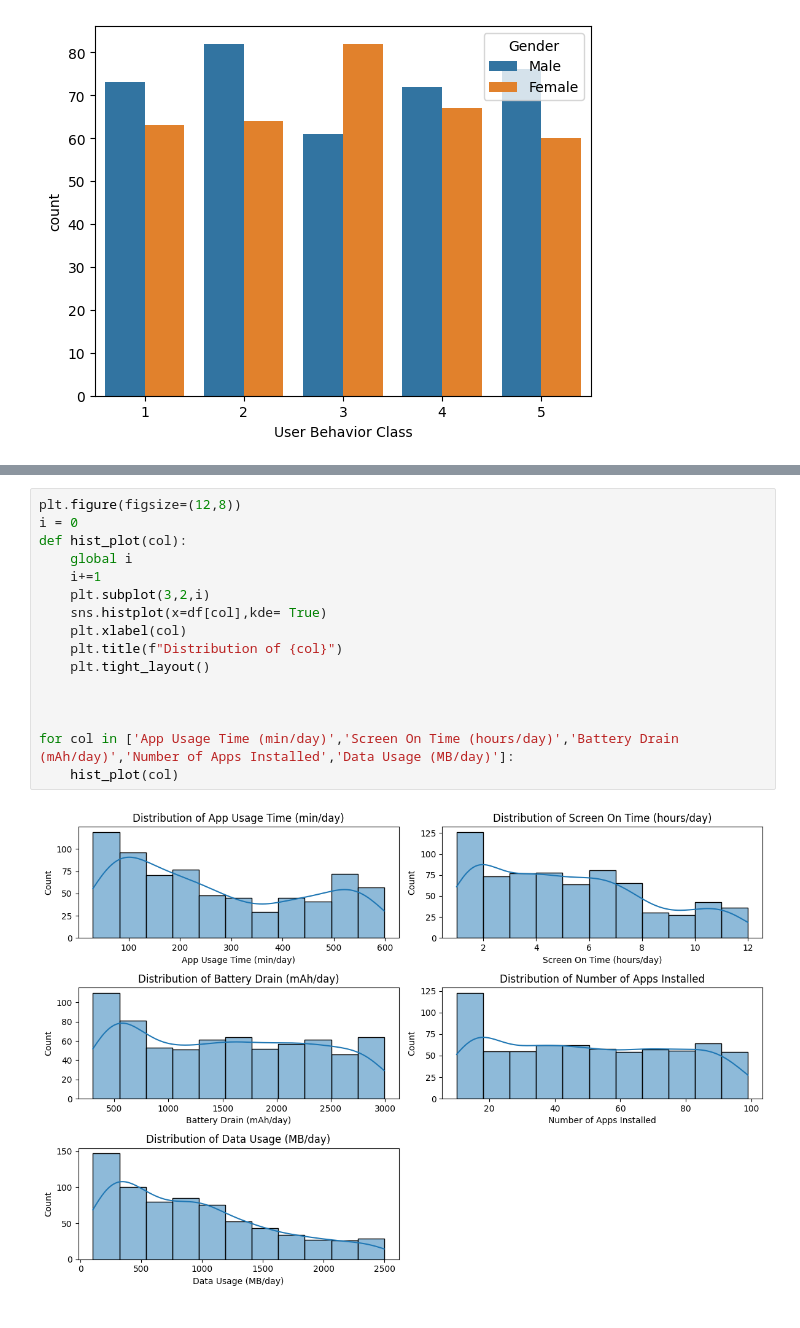
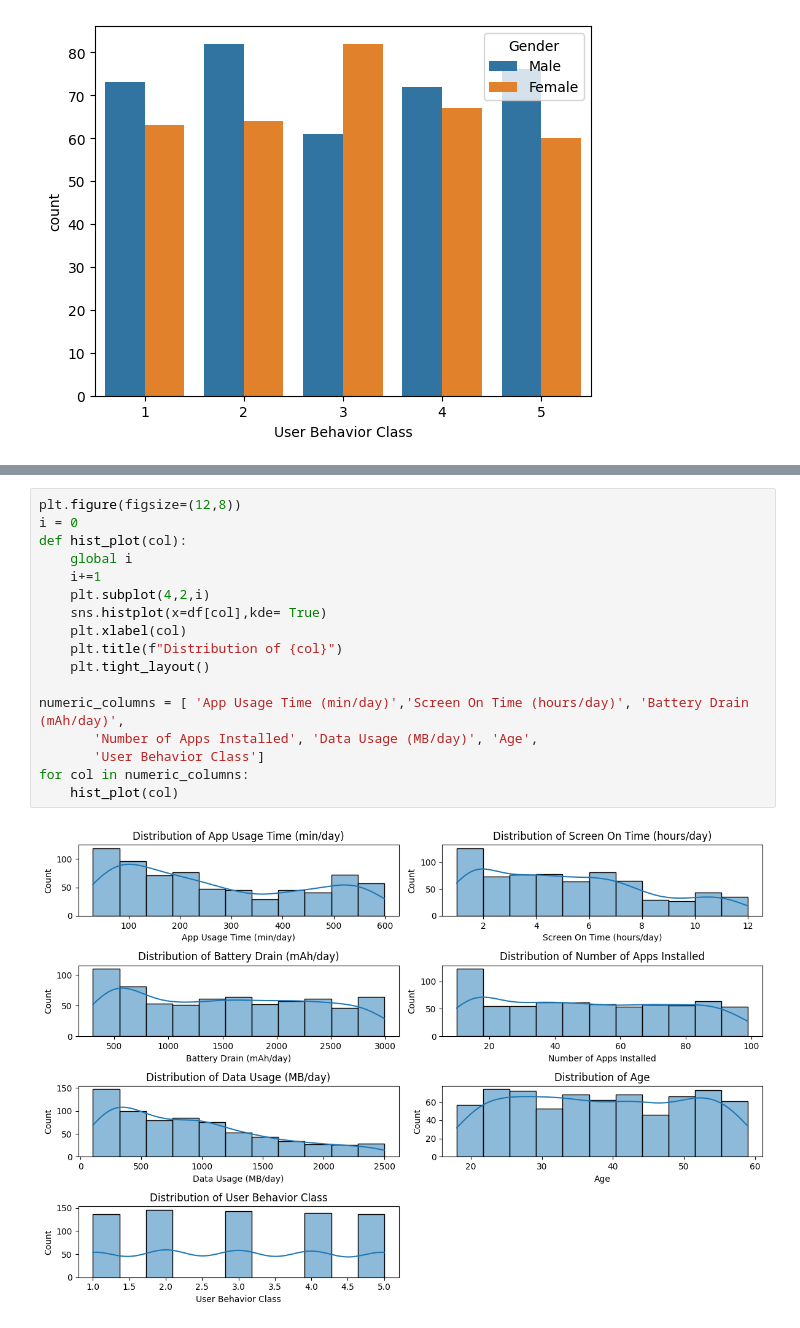
Before and after one commit to PARTHIBAN-007/Kaggle, a Jupyter notebook: Mobile Battery Usage.ipynb, the cells around one changed output, grey strips where cells are left out. Saved outputs shown, nothing was run; the diff lists cells and outputs as text.

Commit message:
Kaggle Notebook | Mobile Device Usage | Data Exploration

```diff
--- a/Mobile Battery Usage.ipynb
+++ b/Mobile Battery Usage.ipynb
@@ -43,18 +80,19 @@ sns.countplot(x=df['User Behavior Class'],hue=df['Gender'])
 # %%
 plt.figure(figsize=(12,8))
 i = 0
 def hist_plot(col):
     global i
     i+=1
-    plt.subplot(3,2,i)
+    plt.subplot(4,2,i)
     sns.histplot(x=df[col],kde= True)
     plt.xlabel(col)
     plt.title(f"Distribution of {col}")
     plt.tight_layout()
 
-
-
-for col in ['App Usage Time (min/day)','Screen On Time (hours/day)','Battery Drain (mAh/day)','Number of Apps Installed','Data Usage (MB/day)']:
+numeric_columns = [ 'App Usage Time (min/day)','Screen On Time (hours/day)', 'Battery Drain (mAh/day)',
+       'Number of Apps Installed', 'Data Usage (MB/day)', 'Age',
+       'User Behavior Class']
+for col in numeric_columns:
     hist_plot(col)
 # %% [output]
-[figure, old version]
+[figure, new version]
```
Also changed, not shown: parts of 5 cells of this notebook.
